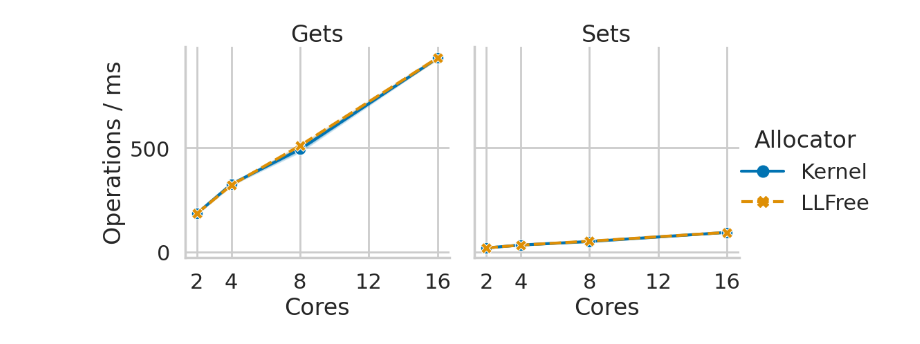
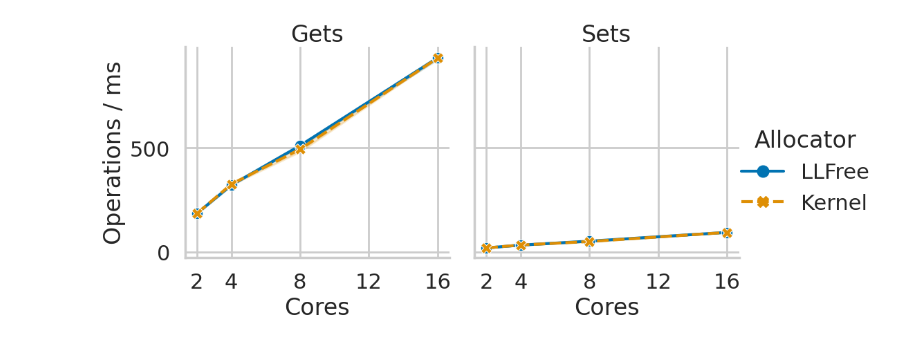
Before and after one commit to luhsra/llfree-bench, a Jupyter notebook: memtier.ipynb, the cells around one changed output. Drawn from its saved outputs; the diff is of its cells as text; code cells hidden in the pictures.

```diff
--- a/memtier.ipynb
+++ b/memtier.ipynb
@@ -29,27 +29,27 @@ def load(root: Path) -> pd.DataFrame:
 # %%
 buddy_d = load(buddy)
 buddy_d["alloc"] = "Kernel"
 llfree_d = load(llfree)
 llfree_d["alloc"] = "LLFree"
 
 pgd = pd.concat([buddy_d, llfree_d], ignore_index=True)
 pgd = pgd[["cores", "alloc", "Gets", "Sets", "iteration"]].melt(
     id_vars=["cores", "alloc", "iteration"],
     value_vars=["Gets", "Sets"], value_name="num", var_name="operation")
 pgd["num"] /= 1000
 # pgd = pgd.groupby(["cores", "alloc", "variable", "mem"]).min()
-order = ["Kernel", "LLFree"]
+order = ["LLFree", "Kernel"]
 g = sns.relplot(data=pgd, kind="line", x="cores", y="num",
                 col="operation", style="alloc", hue="alloc", markers=True,
                 style_order=order, hue_order=order)
 g.set(xticks=[2, 4, 8, 12, 16])
 g.legend.set_title("Allocator")
 g.set(ylabel="Operations / ms")
 g.set(xlabel="Cores")
 g.set_titles("{col_name}")
 g.savefig("out/memtier.pdf")
 
 dref_dataframe("memtier", Path("out"), [
                "alloc", "cores", "operation"], pgd[["alloc", "cores", "operation", "num"]])
 # %% [output]
-[figure, old version]
+[figure, new version]
```
Also changed, not shown: 3 other files.
